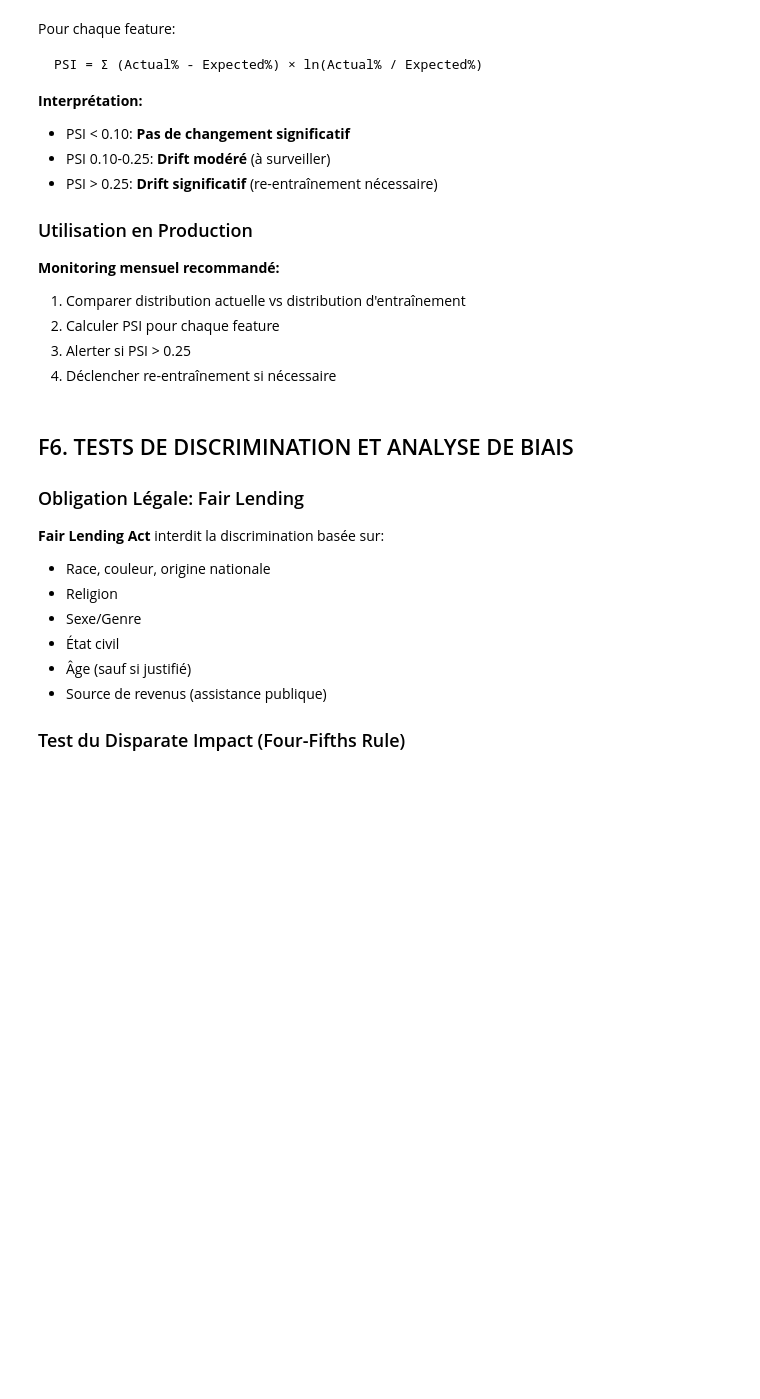
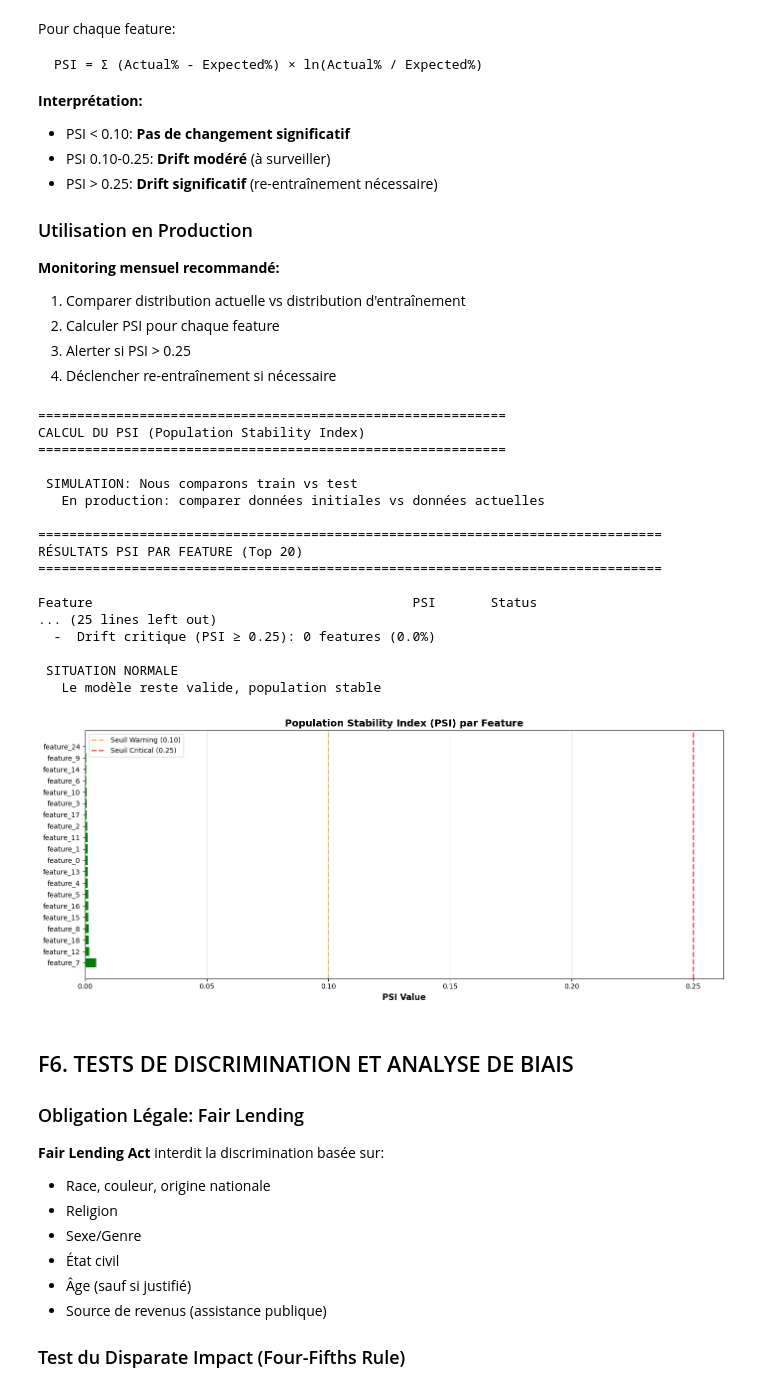
Before and after one commit to lucianoirigoyen/Loan-Approval-Data-Analysis-and-Prediction, a Jupyter notebook: final_notebook.ipynb, the cells around one changed output. Drawn from its saved outputs; the diff is of its cells as text; code cells hidden in the pictures; blank space fills up the shorter version.

```diff
--- a/final_notebook.ipynb
+++ b/final_notebook.ipynb
@@ -2788,11 +3372,23 @@ if model_available:
     # En production, comparer X_train vs X_production
 
     try:
-        X_train_df = best_X_train if isinstance(best_X_train, pd.DataFrame) else pd.DataFrame(best_X_train, columns=feature_names)
-        X_test_df = best_X_test if isinstance(best_X_test, pd.DataFrame) else pd.DataFrame(best_X_test, columns=feature_names)
+        # Convertir en DataFrame et extraire les noms de colonnes DIRECTEMENT
+        if isinstance(best_X_train, pd.DataFrame):
+            X_train_df = best_X_train
+            feature_names_psi = best_X_train.columns.tolist()
+        else:
+            # Si numpy array, créer noms génériques
+            n_features = best_X_train.shape[1]
+            feature_names_psi = [f'feature_{i}' for i in range(n_features)]
+            X_train_df = pd.DataFrame(best_X_train, columns=feature_names_psi)
+
+        if isinstance(best_X_test, pd.DataFrame):
+            X_test_df = best_X_test
+        else:
+            X_test_df = pd.DataFrame(best_X_test, columns=feature_names_psi)
 
         psi_results = []
-        for feature in feature_names:
+        for feature in feature_names_psi:
             psi_value = calculate_psi(X_train_df[feature].values, X_test_df[feature].values)
             psi_results.append({
                 'Feature': feature,
@@ -2837,33 +3433,52 @@ if model_available:
         else:
             print(" SITUATION NORMALE")
             print("   Le modèle reste valide, population stable")
 
         # Visualisation PSI
         plt.figure(figsize=(14, 6))
 
         colors = ['green' if s == 'OK' else ('orange' if s == 'WARNING' else 'red')
                   for s in psi_df['Status']]
 
         plt.barh(range(min(20, len(psi_df))), psi_df['PSI'].head(20), color=colors[:20])
         plt.yticks(range(min(20, len(psi_df))), psi_df['Feature'].head(20), fontsize=10)
         plt.xlabel('PSI Value', fontsize=12, fontweight='bold')
         plt.title('Population Stability Index (PSI) par Feature', fontsize=14, fontweight='bold')
 
         # Ajouter lignes de seuil
         plt.axvline(0.10, color='orange', linestyle='--', linewidth=2, alpha=0.7, label='Seuil Warning (0.10)')
         plt.axvline(0.25, color='red', linestyle='--', linewidth=2, alpha=0.7, label='Seuil Critical (0.25)')
 
         plt.legend()
         plt.grid(True, alpha=0.3, axis='x')
         plt.tight_layout()
         plt.show()
 
     except NameError:
         print(" best_X_train non disponible, impossible de calculer PSI")
         print("   Solution: Exécuter les cellules précédentes")
 
 else:
     print("Impossible de calculer PSI sans modèle")
+# %% [output]
+============================================================
+CALCUL DU PSI (Population Stability Index)
+============================================================
+
+ SIMULATION: Nous comparons train vs test
+   En production: comparer données initiales vs données actuelles
+
+================================================================================
+RÉSULTATS PSI PAR FEATURE (Top 20)
+================================================================================
+
+Feature                                         PSI       Status
+... (25 lines left out)
+  -  Drift critique (PSI ≥ 0.25): 0 features (0.0%)
+
+ SITUATION NORMALE
+   Le modèle reste valide, population stable
+[figure, added]
 # %% [markdown]
 ## F6. TESTS DE DISCRIMINATION ET ANALYSE DE BIAIS
 
```
Also changed, not shown: parts of 36 cells of this notebook, 1 other file.
